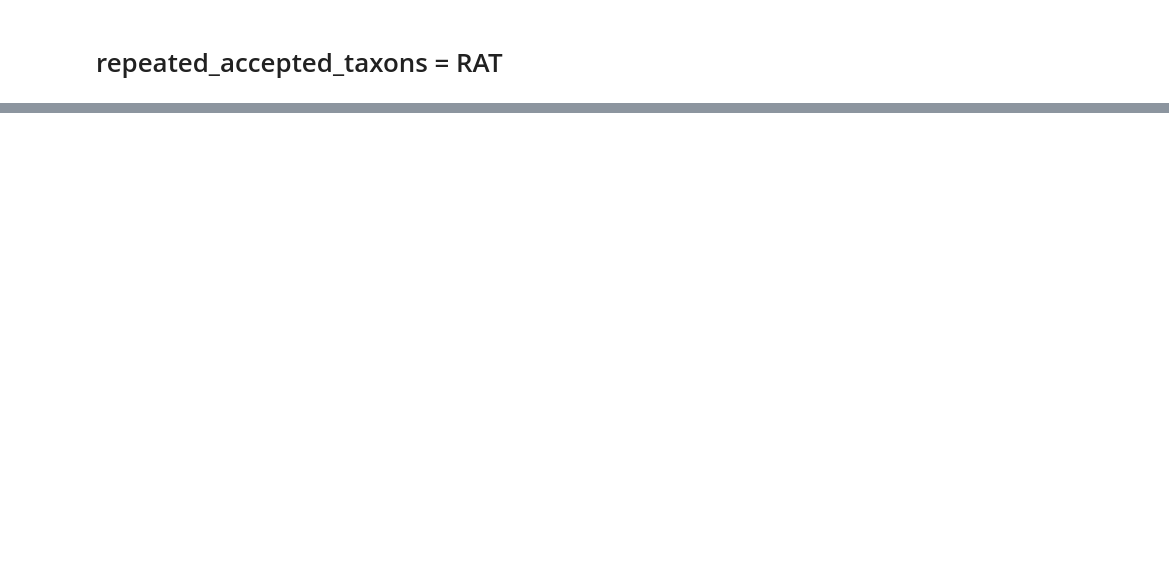
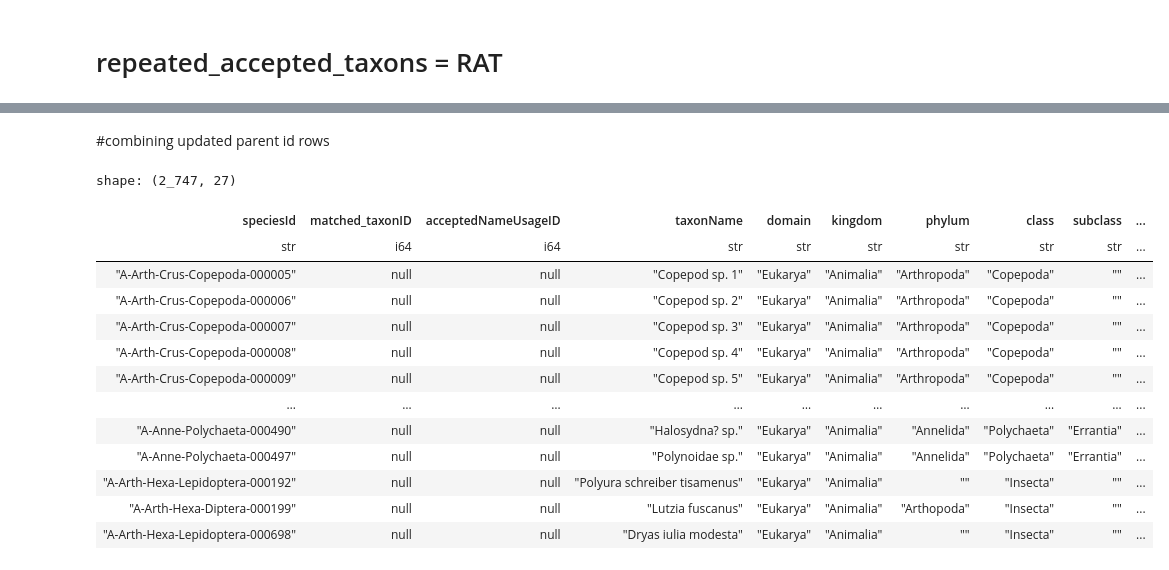
Before and after one commit to roberthobblebottom/lkcnhm_data_wrangling, a Jupyter notebook: __marimo__/more R translation.ipynb, the cells around one changed output, grey strips where cells are left out. Saved outputs shown, nothing was run; the diff lists cells and outputs as text; code cells hidden in the pictures; blank space fills up the shorter version.

```diff
--- a/__marimo__/more R translation.ipynb
+++ b/__marimo__/more R translation.ipynb
@@ -189,4 +189,13 @@ RAT_feats = (
 )
 # RAT_feats.write_csv("RAT_feats.csv")
 # %%
-RAT_feats.filter(pl.col('matches')=="Tentaculata")
+taxons = (
+    pl.scan_csv("gbif/Taxon.tsv", separator="\t", quote_char=None, cache=True)
+    .filter(
+        pl.col("taxonomicStatus") == pl.lit("accepted"),
+        pl.col("taxonRank") != "unranked",
+    )
+    .filter(pl.col("kingdom").is_in(["Animalia", "Plantae"]))
+    .select(["taxonID"] + priority_columns)
+)
+taxons.collect().shape
@@ -470,0 +783,31 @@ shape: (0, 8)
+# %% [markdown]
+#combining updated parent id rows
+# %%
+_new_match = pl.concat([match_on_class, match_on_order, match_on_family]).drop(
+    ["current_feature", "current_name", "name_to_match"]
+)
+_new_match = pl.concat(
+    [
+        _new_match,
+        updated_to_matching.with_columns(
+            pl.col("parentNameUsageID").cast(pl.Int64)
+        ),
+    ]
+)
+_new_match.write_csv("updated_to_matching.csv")
+_new_match
+# %% [output]
+shape: (2_747, 27)
+| speciesId | matched_taxonID | acceptedNameUsageID | taxonName | domain | kingdom | phylum | class | subclass | ... |
+| str | i64 | i64 | str | str | str | str | str | str | ... |
+| "A-Arth-Crus-Copepoda-000005" | null | null | "Copepod sp. 1" | "Eukarya" | "Animalia" | "Arthropoda" | "Copepoda" | "" | ... |
+| "A-Arth-Crus-Copepoda-000006" | null | null | "Copepod sp. 2" | "Eukarya" | "Animalia" | "Arthropoda" | "Copepoda" | "" | ... |
+| "A-Arth-Crus-Copepoda-000007" | null | null | "Copepod sp. 3" | "Eukarya" | "Animalia" | "Arthropoda" | "Copepoda" | "" | ... |
+| "A-Arth-Crus-Copepoda-000008" | null | null | "Copepod sp. 4" | "Eukarya" | "Animalia" | "Arthropoda" | "Copepoda" | "" | ... |
+| "A-Arth-Crus-Copepoda-000009" | null | null | "Copepod sp. 5" | "Eukarya" | "Animalia" | "Arthropoda" | "Copepoda" | "" | ... |
+| … | … | … | … | … | … | … | … | … | ... |
+| "A-Anne-Polychaeta-000490" | null | null | "Halosydna? sp." | "Eukarya" | "Animalia" | "Annelida" | "Polychaeta" | "Errantia" | ... |
+| "A-Anne-Polychaeta-000497" | null | null | "Polynoidae sp." | "Eukarya" | "Animalia" | "Annelida" | "Polychaeta" | "Errantia" | ... |
+| "A-Arth-Hexa-Lepidoptera-000192" | null | null | "Polyura schreiber tisamenus" | "Eukarya" | "Animalia" | "" | "Insecta" | "" | ... |
+| "A-Arth-Hexa-Diptera-000199" | null | null | "Lutzia fuscanus" | "Eukarya" | "Animalia" | "Arthopoda" | "Insecta" | "" | ... |
+| "A-Arth-Hexa-Lepidoptera-000698" | null | null | "Dryas iulia modesta" | "Eukarya" | "Animalia" | "" | "Insecta" | "" | ... |
```
Also changed, not shown: parts of 60 cells of this notebook, 2 other files.
